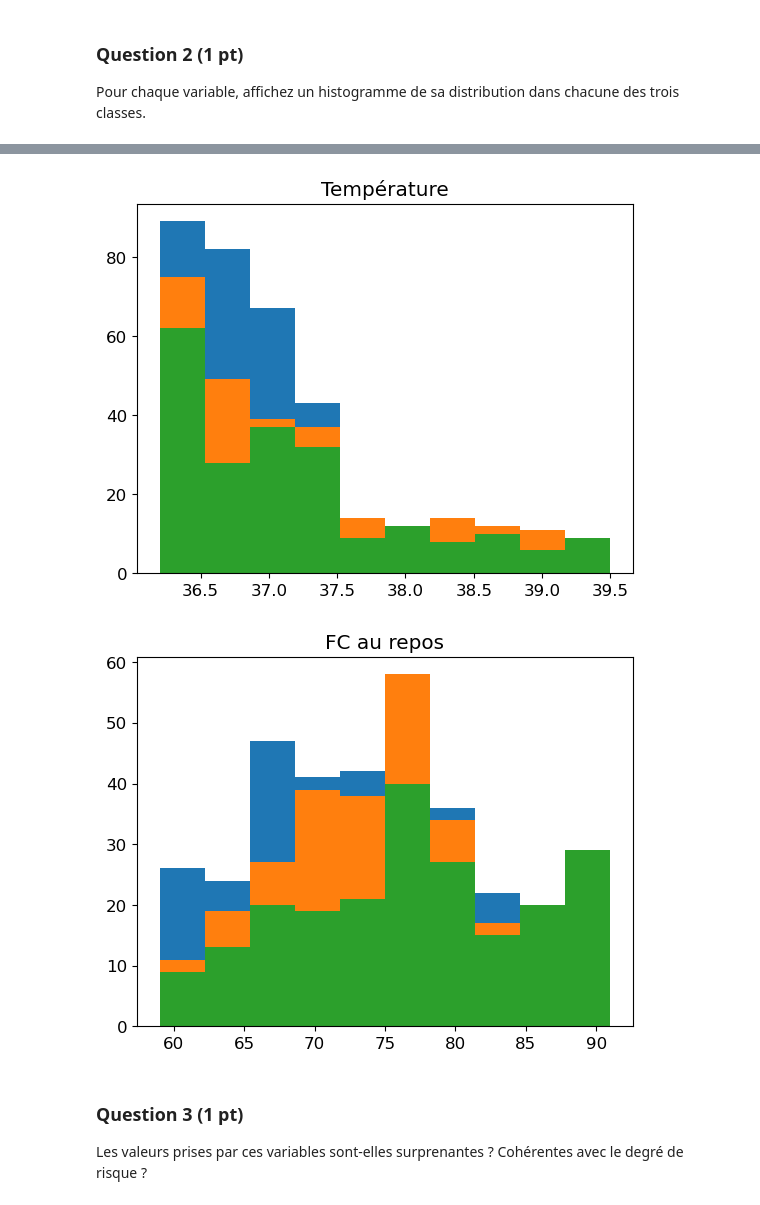
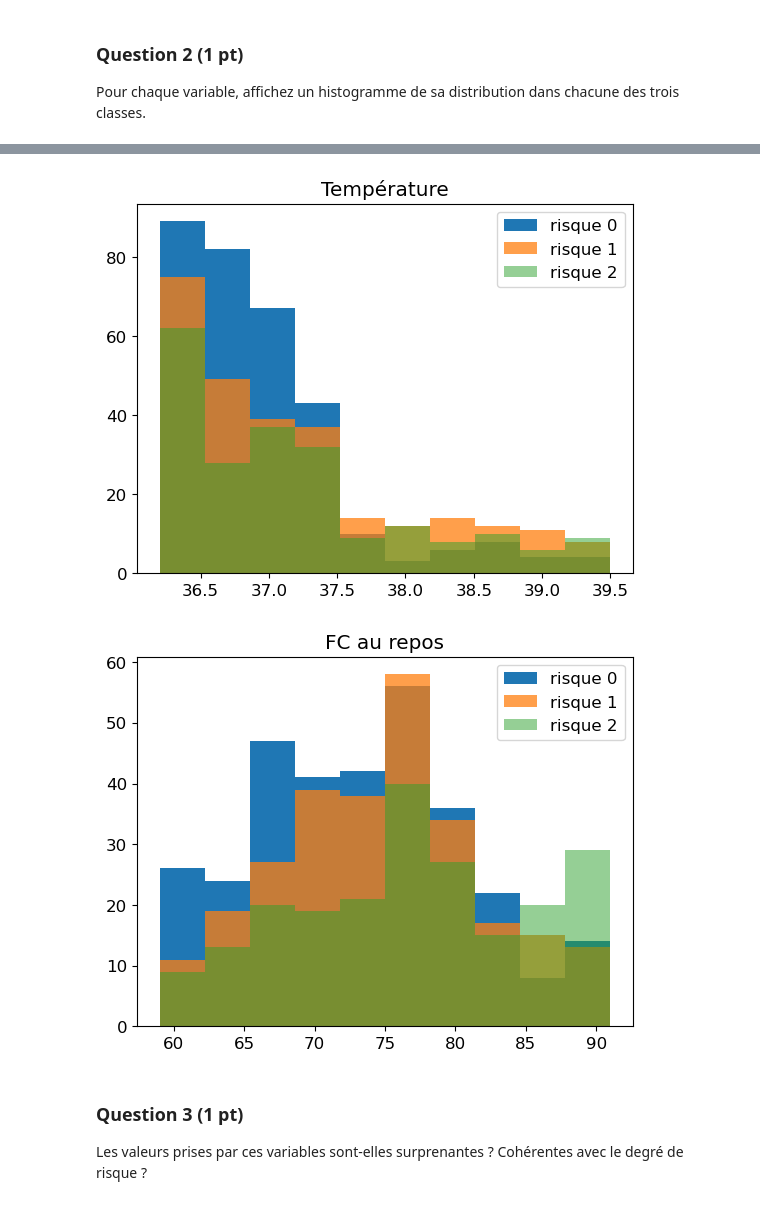
Before and after one commit to laureprinet/Data, a Jupyter notebook: Projet.ipynb, the cells around one changed output, grey strips where cells are left out. Saved outputs shown, nothing was run; the diff lists cells and outputs as text; code cells hidden in the pictures.

```diff
--- a/Projet.ipynb
+++ b/Projet.ipynb
@@ -98,8 +93,9 @@ for i in range(6):
 
     plt.figure()
     plt.title(df_train.columns[i])
-    plt.hist(filtered0, label = "risque 0")
-    plt.hist(filtered1, label = "risque 1")
-    plt.hist(filtered2, label = "risque 2")
+    plt.hist(filtered0, label = "risque 0",alpha=1)
+    plt.hist(filtered1, label = "risque 1", alpha=0.75)
+    plt.hist(filtered2, label = "risque 2",alpha=0.5)
+    plt.legend()
     plt.show()
 # %% [output]
@@ -110,5 +106,5 @@ for i in range(6):
-[figure, old version]
+[figure, new version]
-[figure, old version]
+[figure, new version]
 # %% [markdown]
 ### Question 3 (1 pt)
 Les valeurs prises par ces variables sont-elles surprenantes ? Cohérentes avec le degré de risque ?
```
Also changed, not shown: parts of 3 cells of this notebook.
